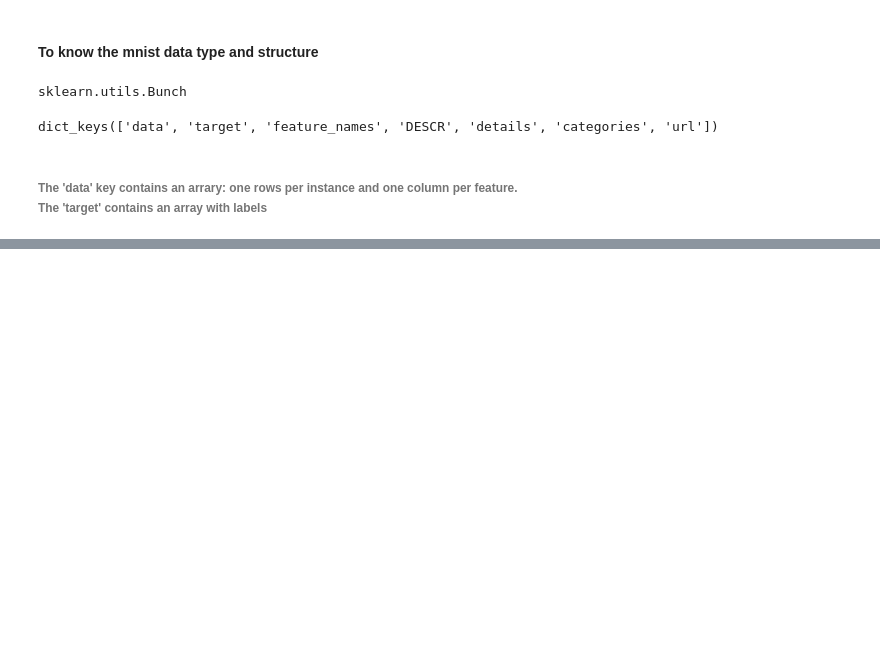
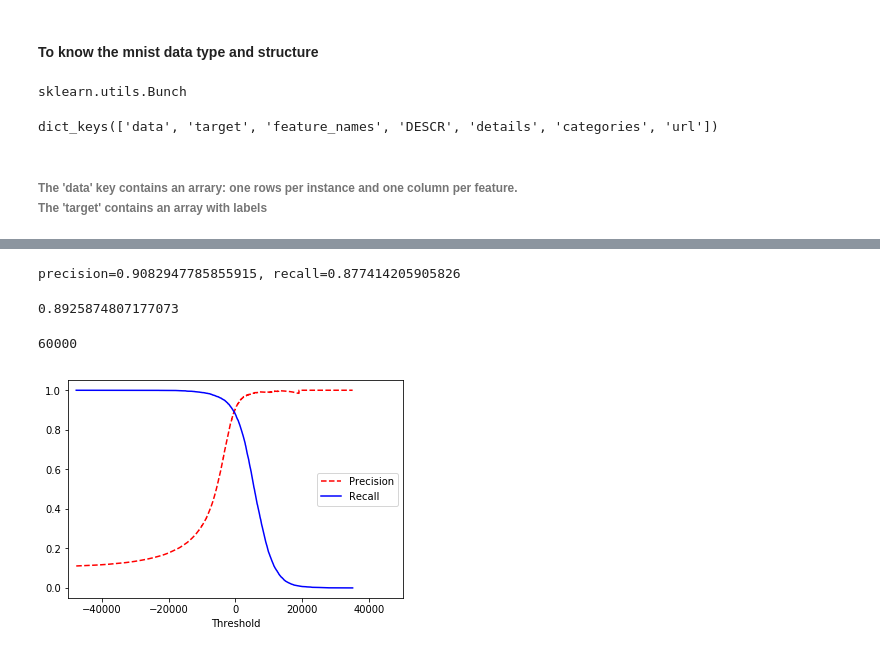
Before and after one commit to tuan-trankcc/classification, a Jupyter notebook: classification.ipynb, the cells around one changed output, grey strips where cells are left out. Saved outputs shown, nothing was run; the diff lists cells and outputs as text; code cells hidden in the pictures; blank space fills up the shorter version.

```diff
--- a/classification.ipynb
+++ b/classification.ipynb
@@ -66,0 +105,3 @@ y[_index]
+# %%
+y_train_7 = (y_train == 7)  # True for all 7 or False otherewise
+y_test_7 = (y_test == 7)
@@ -66,0 +118,5 @@ y[_index]
+# %%
+from sklearn.linear_model import SGDClassifier
+sgd_clf = SGDClassifier(random_state=42)
+sgd_clf.fit(X_train,
+            y_train_7)
@@ -66,0 +192,44 @@ y[_index]
+# %%
+# We can calculate Precision and Recall using sklearn
+from sklearn.metrics import precision_score
+from sklearn.metrics import recall_score
+precision = precision_score(y_train_7,
+                            y_train_prediction)  # correct predict digit 7
+recall = recall_score(y_train_7,
+                      y_train_prediction)  # ability to detect digit 7
+print('precision={}, recall={}'.format(precision, recall))
+# %% [output]
+precision=0.9082947785855915, recall=0.877414205905826
+# %%
+from sklearn.metrics import f1_score
+f1_score(y_train_7,
+         y_train_prediction)
+# %% [output]
+0.8925874807177073
+# %%
+# method="decision_function" is to return a score for each instance.
+y_scores = cross_val_predict(sgd_clf,
+                             X_train,
+                             y_train_7,
+                             cv=5,  # K-fold=5,
+                             method="decision_function")
+# %%
+# Get precision, recalls and thresholds
+from sklearn.metrics import precision_recall_curve
+precision, recalls, thresholds = precision_recall_curve(y_train_7,
+                                                        y_scores)
+# %%
+len(y_scores)
+# %% [output]
+60000
+# %%
+def plot_precision_recalls_vs_thresholds(precision, recalls, thresholds):
+    plt.plot(thresholds, precision[:-1], 'r--', label='Precision')
+    plt.plot(thresholds, recalls[:-1], 'b-', label='Recall')
+    plt.xlabel('Threshold')
+    plt.legend(loc='center right')
+    plt.xlim([-50000, 50000])
+plot_precision_recalls_vs_thresholds(precision, recalls, thresholds)
+plt.show()
+# %% [output]
+[figure, added]
```
Also changed, not shown: parts of 71 cells of this notebook.
